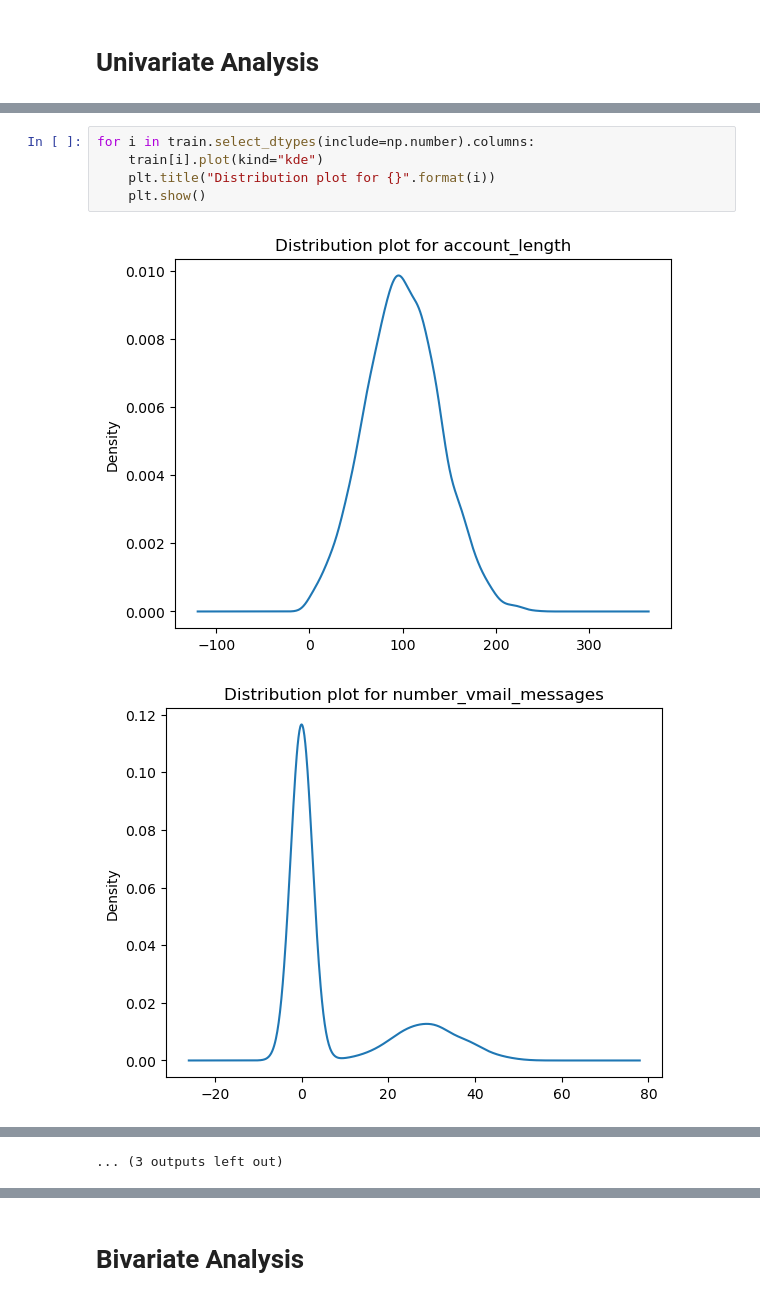
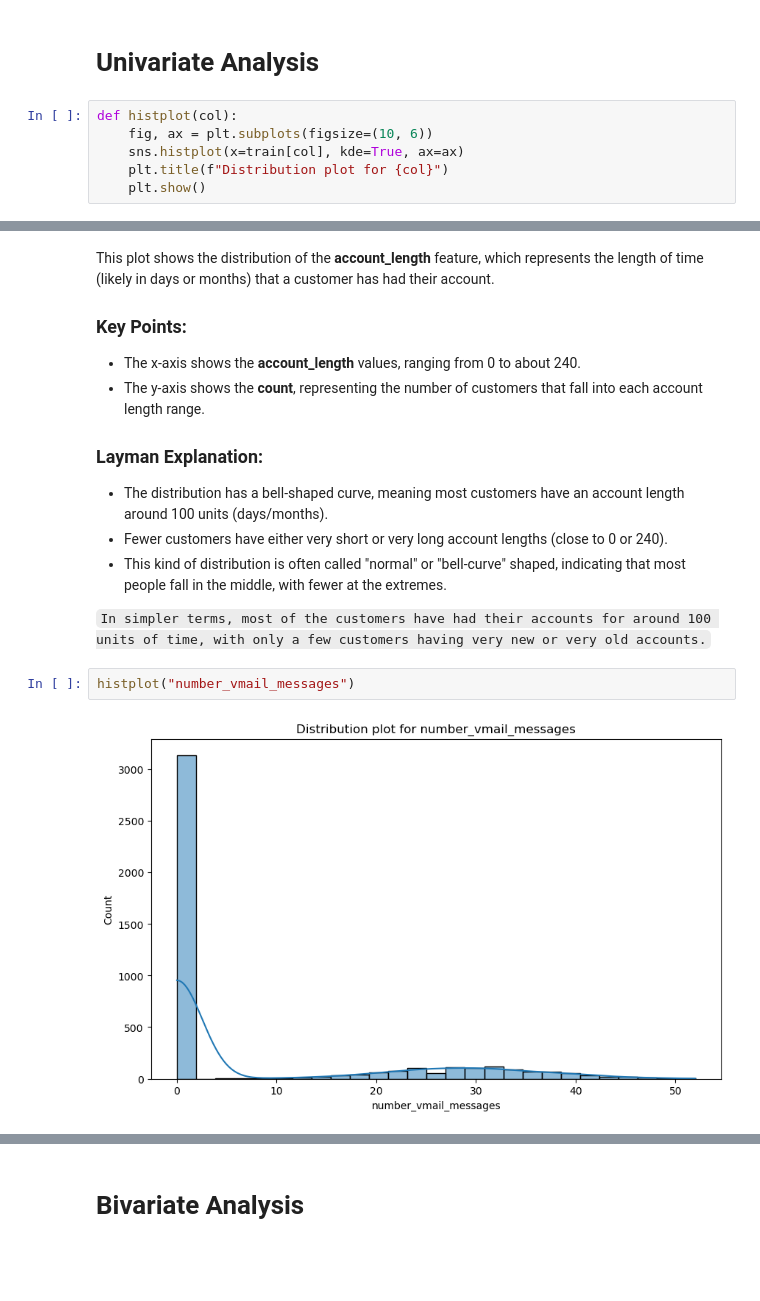
Before and after one commit to kazeemolaitanmusbau/customer-churn-prediction, a Jupyter notebook: Data Exploration.ipynb, the cells around one changed output, grey strips where cells are left out. Cells and saved outputs as stored; diff of their text form; blank space fills up the shorter version.

```diff
--- a/Data Exploration.ipynb
+++ b/Data Exploration.ipynb
@@ -83,3 +84,9 @@ Index(['state', 'account_length', 'area_code', 'international_plan',
       dtype='object')
 # %% [markdown]
 # Univariate Analysis
+# %%
+def histplot(col):
+    fig, ax = plt.subplots(figsize=(10, 6))
+    sns.histplot(x=train[col], kde=True, ax=ax)
+    plt.title(f"Distribution plot for {col}")
+    plt.show()
@@ -86,8 +97,17 @@ Index(['state', 'account_length', 'area_code', 'international_plan',
+# %% [markdown]
+This plot shows the distribution of the **account_length** feature, which represents the length of time (likely in days or months) that a customer has had their account.
+
+### Key Points:
+- The x-axis shows the **account_length** values, ranging from 0 to about 240.
+- The y-axis shows the **count**, representing the number of customers that fall into each account length range.
+
+### Layman Explanation:
+- The distribution has a bell-shaped curve, meaning most customers have an account length around 100 units (days/months).
+- Fewer customers have either very short or very long account lengths (close to 0 or 240).
+- This kind of distribution is often called "normal" or "bell-curve" shaped, indicating that most people fall in the middle, with fewer at the extremes.
+
+`In simpler terms, most of the customers have had their accounts for around 100 units of time, with only a few customers having very new or very old accounts.`
 # %%
-for i in train.select_dtypes(include=np.number).columns:
-    train[i].plot(kind="kde")
-    plt.title("Distribution plot for {}".format(i))
-    plt.show()
+histplot("number_vmail_messages")
 # %% [output]
-[figure, old version]
+[figure, new version]
-[figure, removed]
@@ -104 +113,0 @@ for i in train.select_dtypes(include=np.number).columns:
-... (3 outputs left out)
```
Also changed, not shown: parts of 33 cells of this notebook.
